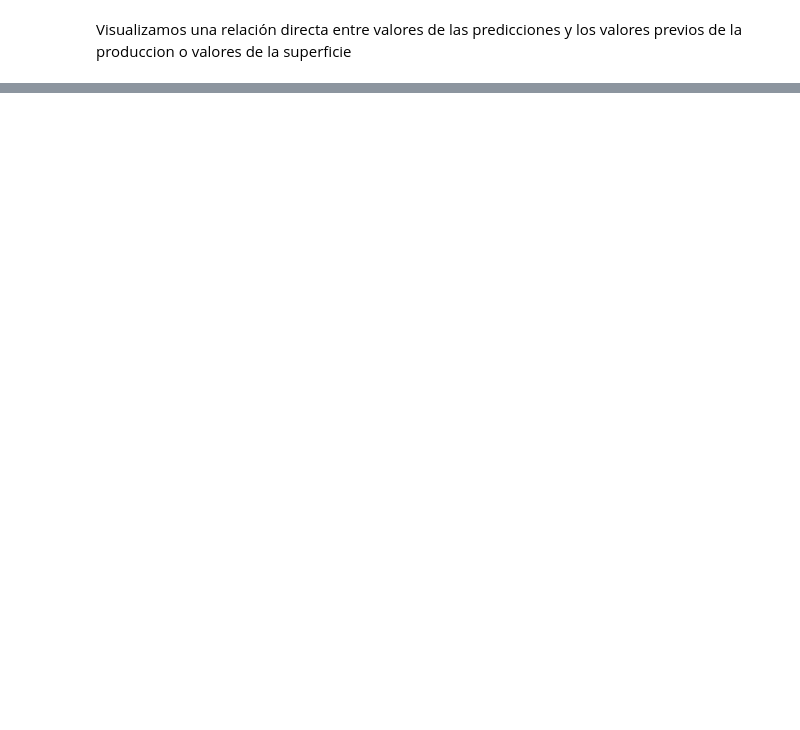
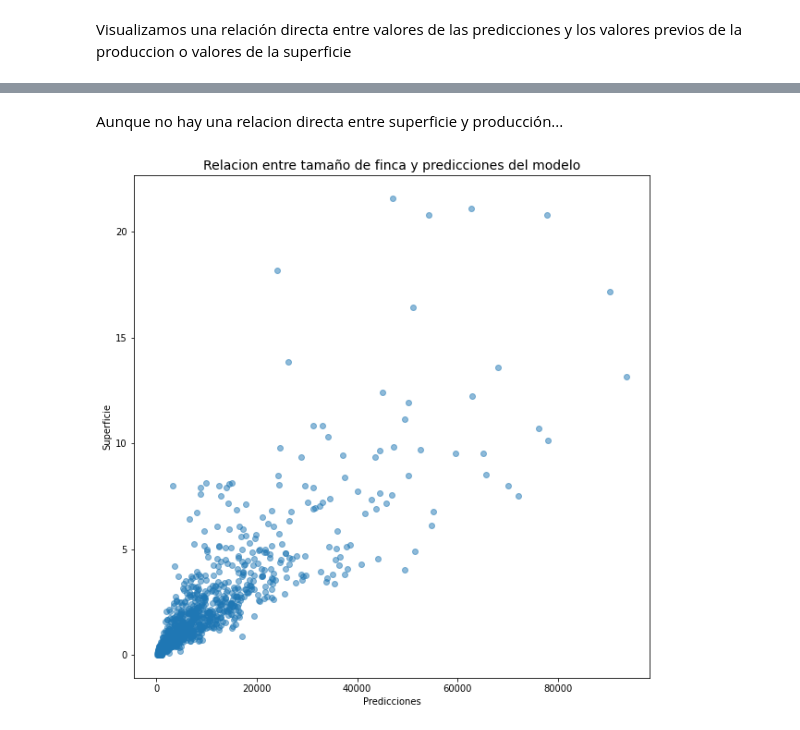
Before and after one commit to vitostamatti/datathon-cajamar-malbecs, a Jupyter notebook: notebooks/02-Prediccion-Malbecs-Nacional.ipynb, the cells around one changed output, grey strips where cells are left out. Drawn from its saved outputs; the diff is of its cells as text; code cells hidden in the pictures; blank space fills up the shorter version.

```diff
--- a/notebooks/02-Prediccion-Malbecs-Nacional.ipynb
+++ b/notebooks/02-Prediccion-Malbecs-Nacional.ipynb
@@ -644,0 +700,6 @@ plt.show()
+# %%
+Q1 = data_final.superficie.quantile(0.25)
+Q2 = data_final.superficie.quantile(0.5)
+Q3 = data_final.superficie.quantile(0.75)
+
+Q1,Q2,Q3
@@ -644,0 +708,7 @@ plt.show()
+# %%
+bias_df = data_final.copy()
+bias_df['preds'] = m.predict(X_final)
+
+bias_df['sup_q'] = [0 if x < Q1 else 1 if x < Q2 else 2 if x < Q3 else 3 for x in bias_df.superficie]
+
+bias_df = bias_df[['superficie','sup_q','preds']]
@@ -644,0 +731,11 @@ plt.show()
+# %% [markdown]
+Aunque no hay una relacion directa entre superficie y producción...
+# %%
+plt.figure(figsize=(10,10))
+plt.scatter(x=bias_df.preds, y=bias_df.superficie , alpha=0.5)
+plt.xlabel('Predicciones')
+plt.ylabel('Superficie')
+plt.title('Relacion entre tamaño de finca y predicciones del modelo', fontsize=14)
+plt.show()
+# %% [output]
+[figure, added]
```
Also changed, not shown: parts of 50 cells of this notebook, 3 other files.
